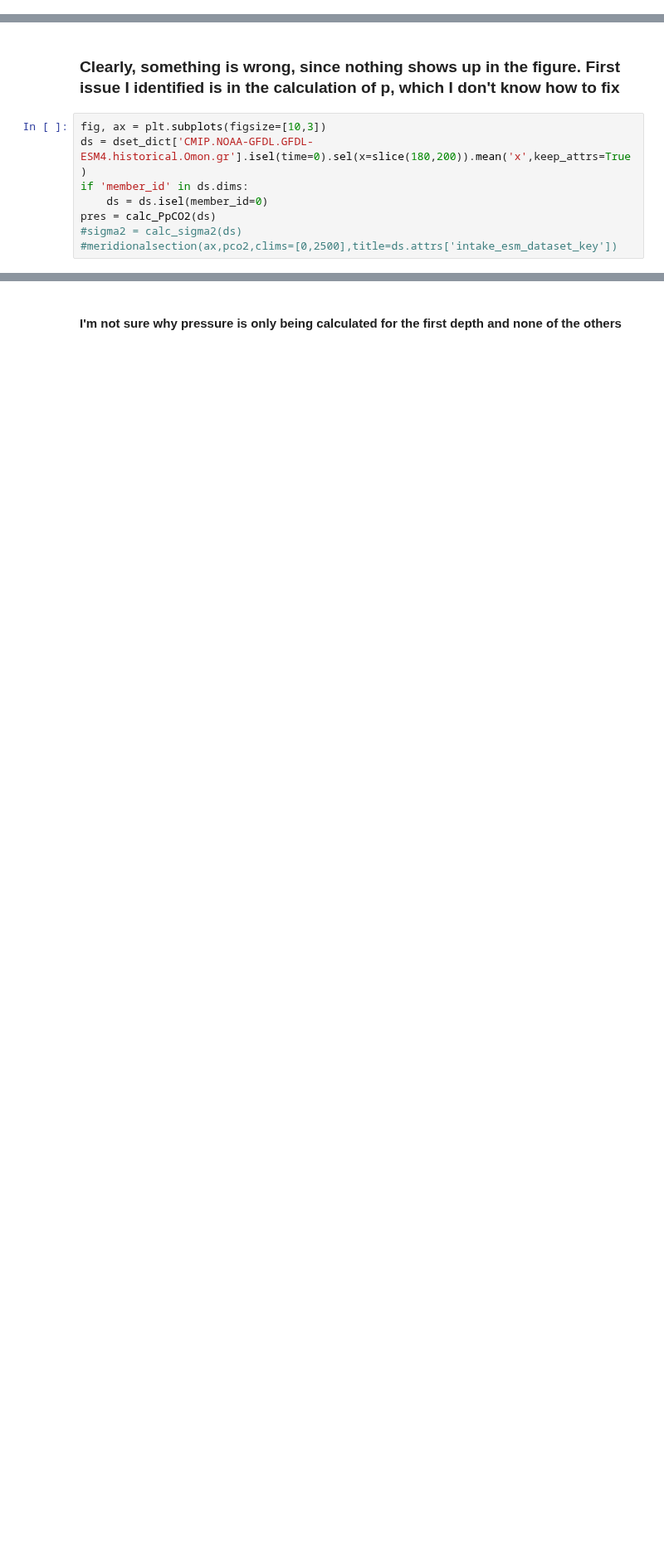
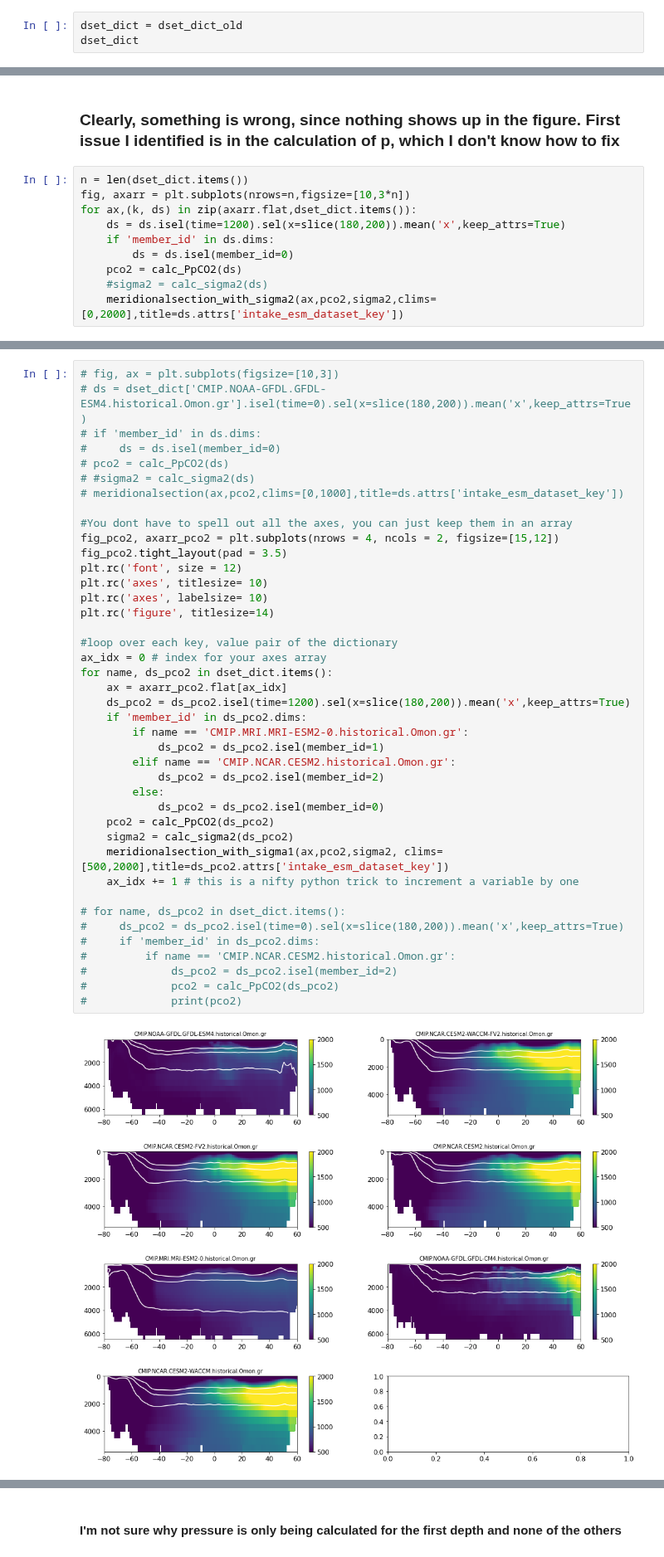
Before and after one commit to gmacgilchrist/seniorthesis, a Jupyter notebook: notebooks/pco2_calc.ipynb, the cells around one changed output, grey strips where cells are left out. Shown at 83% size. Drawn from its saved outputs; the diff is of its cells as text; blank space fills up the shorter version.

```diff
--- a/notebooks/pco2_calc.ipynb
+++ b/notebooks/pco2_calc.ipynb
@@ -48,3 +45,6 @@ dset_dict = cat.to_dataset_dict(zarr_kwargs=z_kwargs, storage_options={'token':
 --> The keys in the returned dictionary of datasets are constructed as follows:
         'activity_id.institution_id.source_id.experiment_id.table_id.grid_label'
 [interactive output not drawn]
+# %%
+dset_dict = dset_dict_old
+dset_dict
@@ -208,10 +208,12 @@ def meridionalsection(ax,da,clims=None,title=None):
 # %% [markdown]
 ### Clearly, something is wrong, since nothing shows up in the figure. First issue I identified is in the calculation of p, which I don't know how to fix
 # %%
-fig, ax = plt.subplots(figsize=[10,3])
-ds = dset_dict['CMIP.NOAA-GFDL.GFDL-ESM4.historical.Omon.gr'].isel(time=0).sel(x=slice(180,200)).mean('x',keep_attrs=True)
-if 'member_id' in ds.dims:
-    ds = ds.isel(member_id=0)
-pres = calc_PpCO2(ds)
-#sigma2 = calc_sigma2(ds)
-#meridionalsection(ax,pco2,clims=[0,2500],title=ds.attrs['intake_esm_dataset_key'])
+n = len(dset_dict.items())
+fig, axarr = plt.subplots(nrows=n,figsize=[10,3*n])
+for ax,(k, ds) in zip(axarr.flat,dset_dict.items()):
+    ds = ds.isel(time=1200).sel(x=slice(180,200)).mean('x',keep_attrs=True)
+    if 'member_id' in ds.dims:
+        ds = ds.isel(member_id=0)
+    pco2 = calc_PpCO2(ds)
+    #sigma2 = calc_sigma2(ds)
+    meridionalsection_with_sigma2(ax,pco2,sigma2,clims=[0,2000],title=ds.attrs['intake_esm_dataset_key'])
@@ -219,0 +220,43 @@ pres = calc_PpCO2(ds)
+# %%
+# fig, ax = plt.subplots(figsize=[10,3])
+# ds = dset_dict['CMIP.NOAA-GFDL.GFDL-ESM4.historical.Omon.gr'].isel(time=0).sel(x=slice(180,200)).mean('x',keep_attrs=True)
+# if 'member_id' in ds.dims:
+#     ds = ds.isel(member_id=0)
+# pco2 = calc_PpCO2(ds)
+# #sigma2 = calc_sigma2(ds)
+# meridionalsection(ax,pco2,clims=[0,1000],title=ds.attrs['intake_esm_dataset_key'])
+
+#You dont have to spell out all the axes, you can just keep them in an array
+fig_pco2, axarr_pco2 = plt.subplots(nrows = 4, ncols = 2, figsize=[15,12])
+fig_pco2.tight_layout(pad = 3.5)
+plt.rc('font', size = 12)
+plt.rc('axes', titlesize= 10)
+plt.rc('axes', labelsize= 10)
+plt.rc('figure', titlesize=14)
+
+#loop over each key, value pair of the dictionary
+ax_idx = 0 # index for your axes array
+for name, ds_pco2 in dset_dict.items():
+    ax = axarr_pco2.flat[ax_idx]
+    ds_pco2 = ds_pco2.isel(time=1200).sel(x=slice(180,200)).mean('x',keep_attrs=True)
+    if 'member_id' in ds_pco2.dims:
+        if name == 'CMIP.MRI.MRI-ESM2-0.historical.Omon.gr':
+            ds_pco2 = ds_pco2.isel(member_id=1)
+        elif name == 'CMIP.NCAR.CESM2.historical.Omon.gr':
+            ds_pco2 = ds_pco2.isel(member_id=2)
+        else:
+            ds_pco2 = ds_pco2.isel(member_id=0)
+    pco2 = calc_PpCO2(ds_pco2)
+    sigma2 = calc_sigma2(ds_pco2)
+    meridionalsection_with_sigma1(ax,pco2,sigma2, clims=[500,2000],title=ds_pco2.attrs['intake_esm_dataset_key'])
+    ax_idx += 1 # this is a nifty python trick to increment a variable by one
+
+# for name, ds_pco2 in dset_dict.items():
+#     ds_pco2 = ds_pco2.isel(time=0).sel(x=slice(180,200)).mean('x',keep_attrs=True)
+#     if 'member_id' in ds_pco2.dims:
+#         if name == 'CMIP.NCAR.CESM2.historical.Omon.gr':
+#             ds_pco2 = ds_pco2.isel(member_id=2)
+#             pco2 = calc_PpCO2(ds_pco2)
+#             print(pco2)
+# %% [output]
+[figure, added]
```
Also changed, not shown: parts of 16 cells of this notebook.
